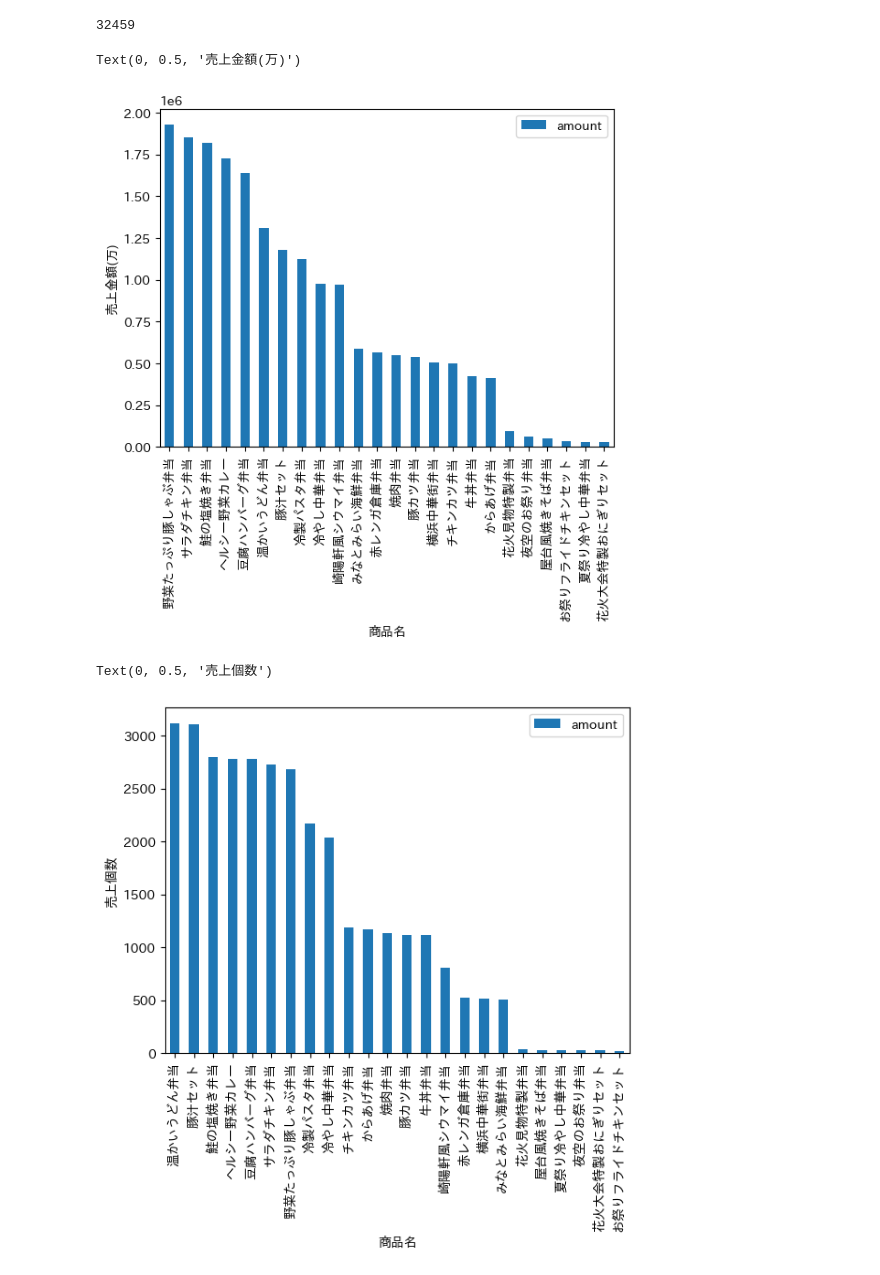
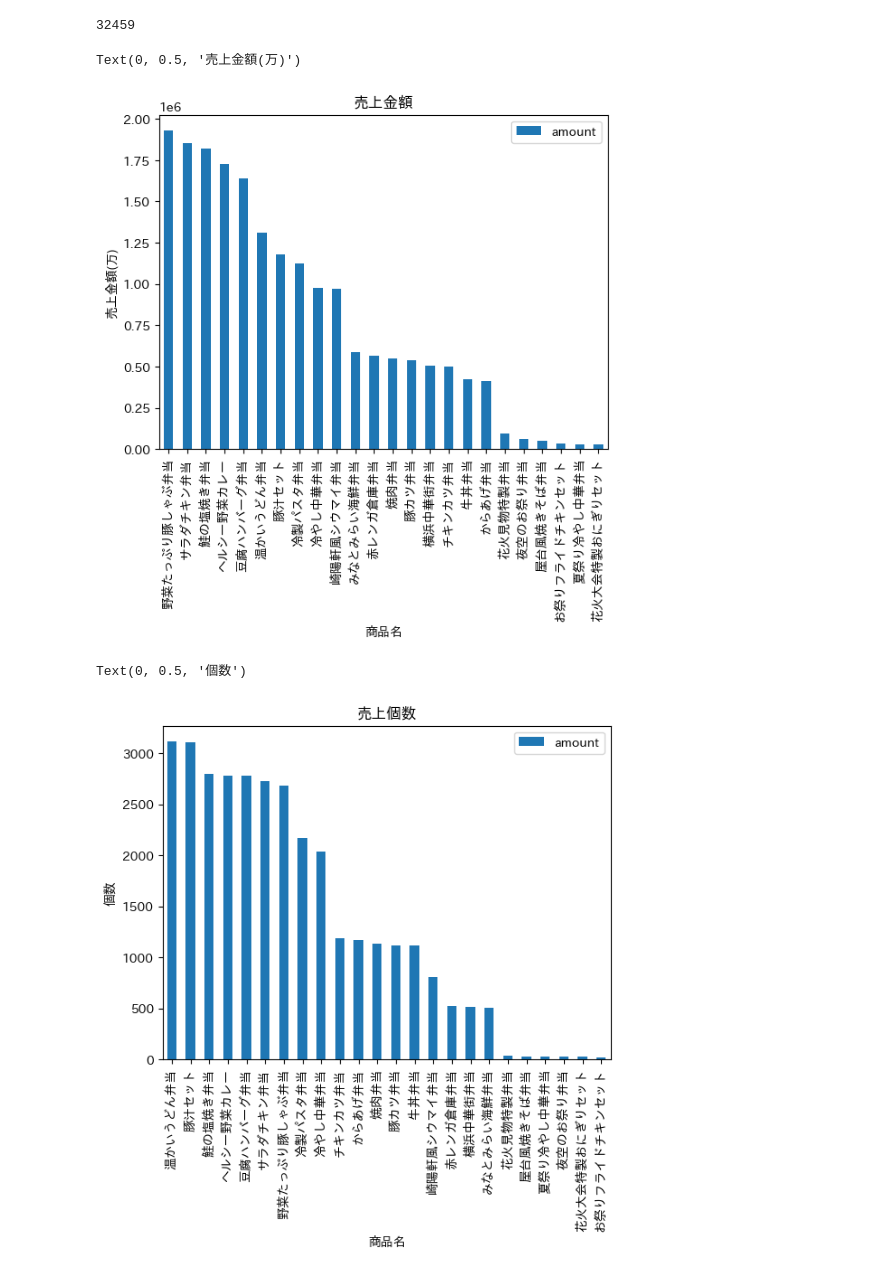
Before and after one commit to 202502274/xbp_pos, a Jupyter notebook: analyzer.ipynb, the cells around one changed output. Drawn from its saved outputs; the diff is of its cells as text; code cells hidden in the pictures.

```diff
--- a/analyzer.ipynb
+++ b/analyzer.ipynb
@@ -88,22 +88,24 @@ len(df_pos)
  .to_pandas()
  .plot(kind='bar', x='product_name', y='amount')
  )
+plt.title('売上金額')
 plt.xlabel('商品名')
 plt.ylabel('売上金額(万)')
 # %% [output]
 Text(0, 0.5, '売上金額(万)')
-[figure, old version]
+[figure, new version]
 # %%
 (df_pos
  .group_by('product_name')
  .agg(pl.col('amount').count())
  .sort('amount',descending=True)
 
  .to_pandas()
  .plot(kind='bar', x='product_name', y='amount')
  )
+plt.title('売上個数')
 plt.xlabel('商品名')
-plt.ylabel('売上個数')
+plt.ylabel('個数')
 # %% [output]
-Text(0, 0.5, '売上個数')
+Text(0, 0.5, '個数')
-[figure, old version]
+[figure, new version]
```
Also changed, not shown: parts of 3 cells of this notebook, 1 other file.
